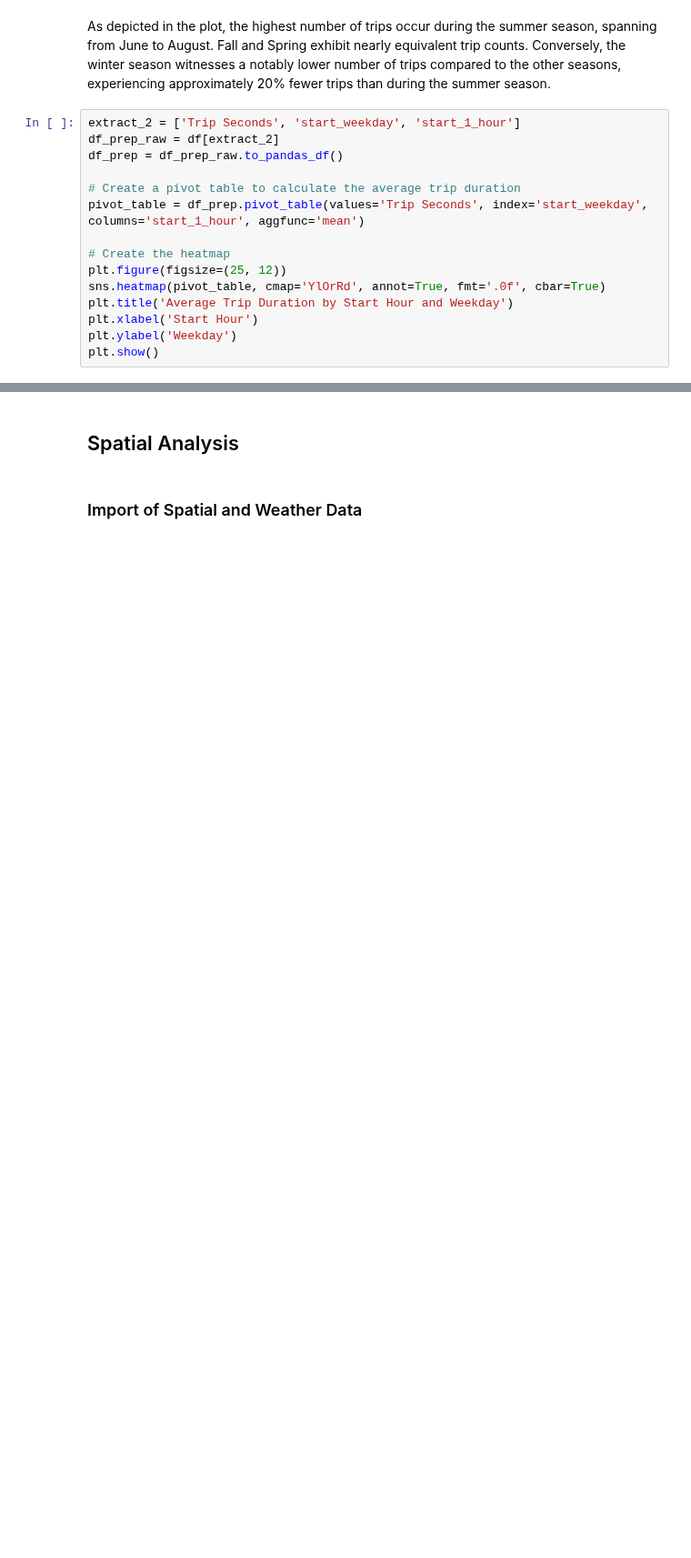
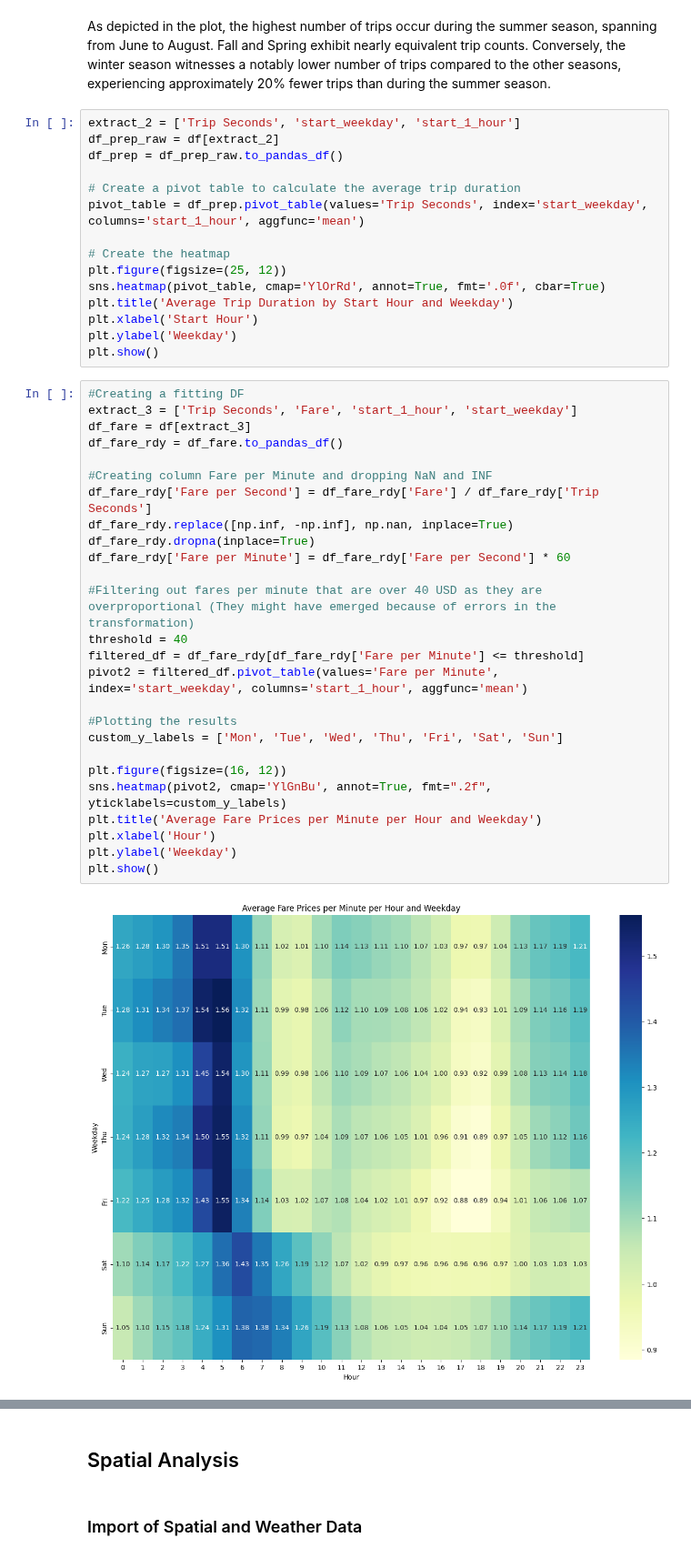
Before and after one commit to lniggemann/AAA_2023, a Jupyter notebook: 02_trips_descriptive.ipynb, the cells around one changed output, grey strips where cells are left out. Shown at 91% size. Drawn from its saved outputs; the diff is of its cells as text; blank space fills up the shorter version.

```diff
--- a/02_trips_descriptive.ipynb
+++ b/02_trips_descriptive.ipynb
@@ -194,3 +228,31 @@ plt.title('Average Trip Duration by Start Hour and Weekday')
 plt.xlabel('Start Hour')
 plt.ylabel('Weekday')
 plt.show()
+# %%
+#Creating a fitting DF
+extract_3 = ['Trip Seconds', 'Fare', 'start_1_hour', 'start_weekday']
+df_fare = df[extract_3]
+df_fare_rdy = df_fare.to_pandas_df()
+
+#Creating column Fare per Minute and dropping NaN and INF
+df_fare_rdy['Fare per Second'] = df_fare_rdy['Fare'] / df_fare_rdy['Trip Seconds']
+df_fare_rdy.replace([np.inf, -np.inf], np.nan, inplace=True)
+df_fare_rdy.dropna(inplace=True)
+df_fare_rdy['Fare per Minute'] = df_fare_rdy['Fare per Second'] * 60
+
+#Filtering out fares per minute that are over 40 USD as they are overproportional (They might have emerged because of errors in the transformation)
+threshold = 40
+filtered_df = df_fare_rdy[df_fare_rdy['Fare per Minute'] <= threshold]
+pivot2 = filtered_df.pivot_table(values='Fare per Minute', index='start_weekday', columns='start_1_hour', aggfunc='mean')
+
+#Plotting the results
+custom_y_labels = ['Mon', 'Tue', 'Wed', 'Thu', 'Fri', 'Sat', 'Sun']
+
+plt.figure(figsize=(16, 12))
+sns.heatmap(pivot2, cmap='YlGnBu', annot=True, fmt=".2f", yticklabels=custom_y_labels)
+plt.title('Average Fare Prices per Minute per Hour and Weekday')
+plt.xlabel('Hour')
+plt.ylabel('Weekday')
+plt.show()
+# %% [output]
+[figure, added]
```
Also changed, not shown: parts of 3 cells of this notebook.
